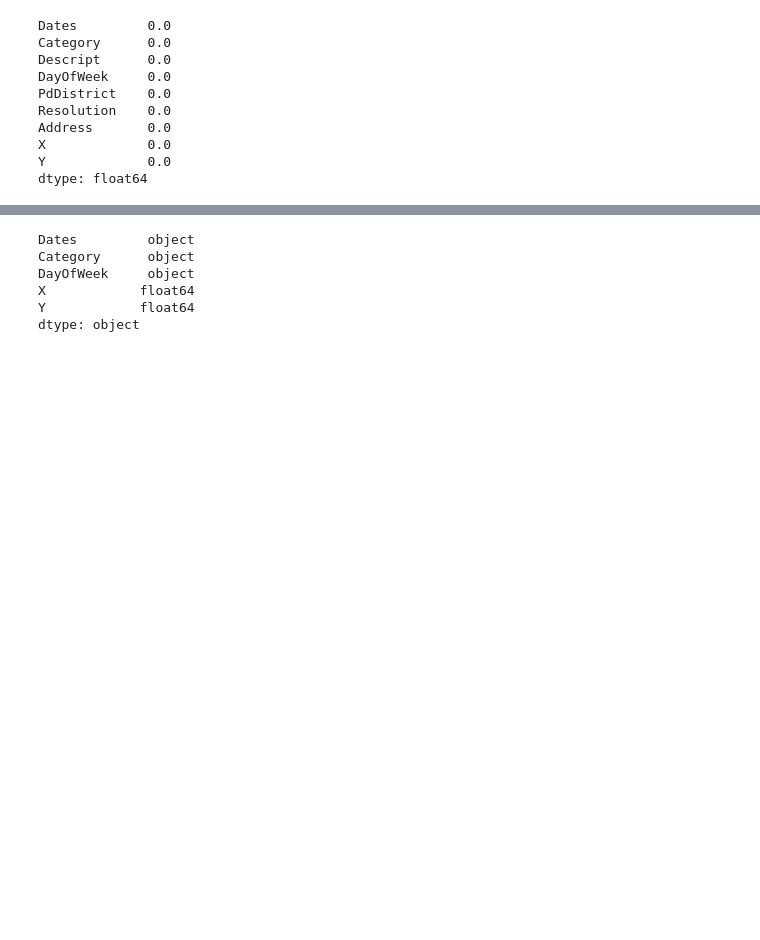
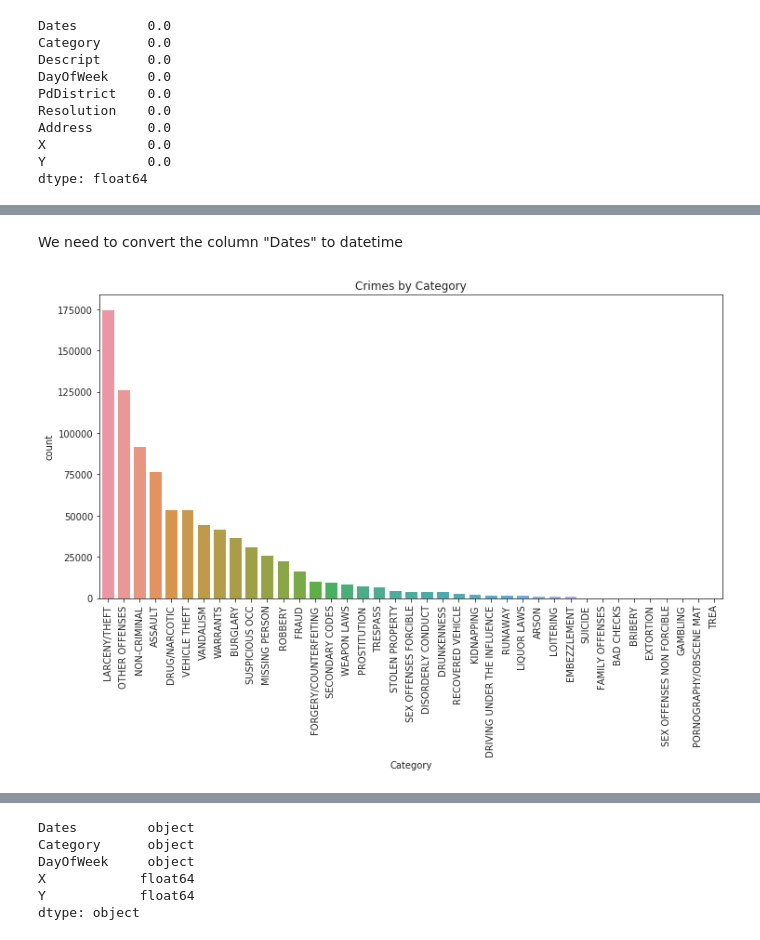
Before and after one commit to fescobar96/Crime-Prediction-in-San-Francisco, a Jupyter notebook: EDA_and_Model.ipynb, the cells around one changed output, grey strips where cells are left out. Cells and saved outputs as stored; diff of their text form; code cells hidden in the pictures; blank space fills up the shorter version.

Commit message:
Add plots

```diff
--- a/EDA_and_Model.ipynb
+++ b/EDA_and_Model.ipynb
@@ -50,0 +59,13 @@ dtype: float64
+# %% [markdown]
+We need to convert the column "Dates" to datetime
+# %%
+data["Dates"] = pd.to_datetime(data["Dates"])
+data.set_index(data["Dates"], drop=True, inplace=True)
+# %%
+plt.figure(figsize=(12,6))
+sns.countplot(x="Category", data=data, order=data["Category"].value_counts().index)
+plt.title("Crimes by Category")
+plt.xticks(rotation=90)
+plt.show()
+# %% [output]
+[figure, added]
```
Also changed, not shown: parts of 9 cells of this notebook.
